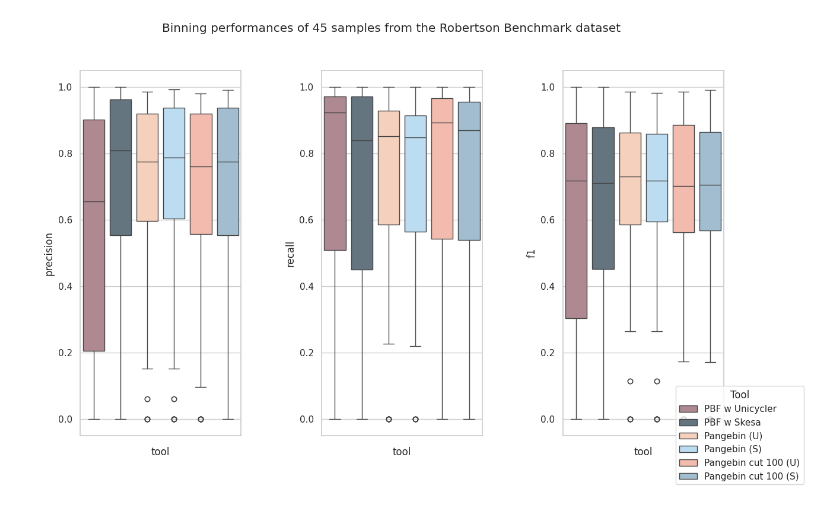
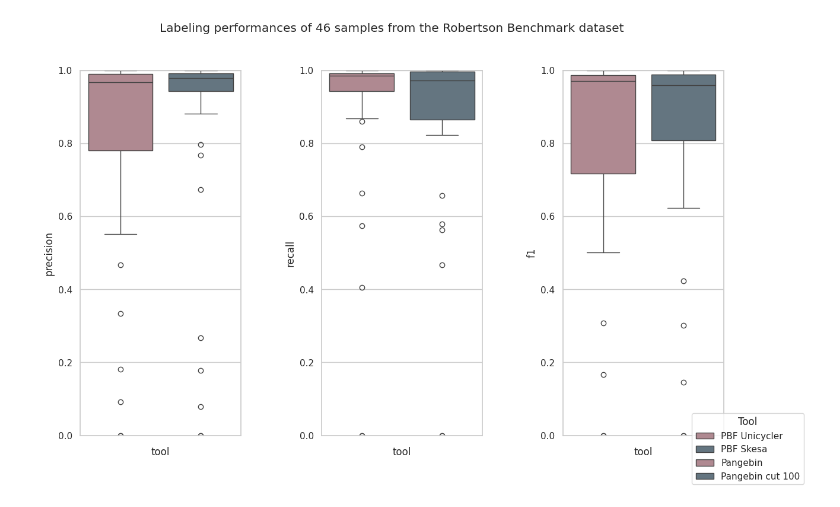
Before and after one commit to msgr0/pangebin, a Jupyter notebook: pangebin-evaluation.ipynb, the cells around one changed output. Drawn from its saved outputs; the diff is of its cells as text; code cells hidden in the pictures.

```diff
--- a/pangebin-evaluation.ipynb
+++ b/pangebin-evaluation.ipynb
@@ -393,10 +432,12 @@ print(eval_string['100.pbf.psm.u'])
 # %%
 header = ["sample", "tool", "precision", "recall", "f1"]
 df_stats_a = pd.DataFrame(columns = header)
-for test in eval_string_stats.keys():
-    for sample in eval_string_stats[test]:
-        for id in sample.keys():
-            df_stats_a = pd.concat([df_stats_a, pd.DataFrame([[id, test, sample[id][0], sample[id][1], sample[id][2]]], columns = header)], ignore_index = True)
+for x in mean_eval_string.keys():
+    try:
+        df_stats_a = pd.concat([df_stats_a, pd.DataFrame([[x, "0.pbf.psm", mean_eval_string_stats[x][0], mean_eval_string_stats[x][1], mean_eval_string_stats[x][2]]], columns = header)], ignore_index = True)
+        df_stats_a = pd.concat([df_stats_a, pd.DataFrame([[x, "100.pbf.psm", mean_eval_string_stats_100[x][0], mean_eval_string_stats_100[x][1], mean_eval_string_stats_100[x][2]]], columns = header)], ignore_index = True)
+    except:
+        pass
 # %%
 # filter out from df_stats if tool != [0.pbf.u, 0.pbf.s, 0.pbf.psm.u, 0.pbf.psm.s]
 df_stats = pd.read_csv("./results.csv", sep="\t", header=0, names=header, index_col=0)
@@ -406,12 +447,9 @@ df_stats = df_stats[df_stats['sample'].isin(common_ids)]
 
 # rename the tools in df_stats
 df_stats['tool'] = df_stats['tool'].replace({'0.pbf.uni': '0.pbf.u', '0.pbf.ske': '0.pbf.s', '0.pbf.panstar.uni': '0.pbf.psm.u', '0.pbf.panstar.uni': '0.pbf.psm.s', '100.pbf.panstar.uni': '100.pbf.psm.u', '100.pbf.panstar.uni': '100.pbf.psm.s'})
-df_stats
-df_stats['tool'].unique()
 
 # filter out from df_stats_a if tool != [0.pbf.u, 0.pbf.s, 0.pbf.psm.u, 0.pbf.psm.s]
-df_stats_a = df_stats_a[df_stats_a['tool'].isin(['0.pbf.psm.u', '0.pbf.psm.s', '100.pbf.psm.u', '100.pbf.psm.s'])]
+df_stats_a = df_stats_a[df_stats_a['tool'].isin(['0.pbf.psm', '100.pbf.psm'])]
 # merge df_stats and df_stats_a
 
 df_stats = pd.concat([df_stats, df_stats_a], ignore_index=True)
-df_stats
@@ -456,50 +533,31 @@ df
 # %%
-# mark box PLOT  using seaborn
 
-
-
+# box plot of the stats files
 sns.set_theme(style="whitegrid")
 # color .s and .u in different colors
+colors = ["#9b59b6", "#3498db", "#95a5a6", "#e74c3c", "#34495e", "#2ecc71"]
 colors = ['#b5838d', '#5F7685',
     '#ffcdb2', '#B3DFFA',
           '#ffb4a2', '#9ABFD6',
           '#e5989b', '#7D9BAD']
 
-colors2 = ['#5F7685', '#b5838d',
-            '#B3DFFA', '#ffcdb2',
-            '#9ABFD6', '#ffb4a2',
-            '#7D9BAD', '#e5989b']
-
-
 sns.set_palette(sns.color_palette(colors))
 
-# plt.figure(figsize=(4, 8))
-
-# sns.boxplot(x="tool", y="precision", data=df, palette=colors)
-# plt.title("Precision distribution")
-# # plt.show()
-
-# plt.figure(figsize=(4, 8))
-# sns.boxplot(x="tool", y="recall", data=df, palette=colors)
-# plt.title("Recall distribution")
-# # plt.show()
-
-# plt.figure(figsize=(4, 8))
-# sns.boxplot(x="tool", y="f1", data=df, palette=colors)
-# plt.title("F1 distribution")
-# plt.show()
 
 # put the 3 plots in the same figure
 fig, axs = plt.subplots(1, 3, figsize=(14, 8))
 # give a title to the fig
-fig.suptitle("Binning performances of 45 samples from the Robertson Benchmark dataset")
+fig.suptitle(f"Labeling performances of {nsamples} samples from the Robertson Benchmark dataset")
 # insert legend
 # legend title
 # rotate the labels of the x axis
 plt.xticks(rotation=90)
+axs[0].set_ylim(0, 1)
+axs[1].set_ylim(0, 1)
+axs[2].set_ylim(0, 1)
 
 plt.subplots_adjust(wspace=0.5)
-sns.boxplot(x="tool", y="precision", data=df, palette=colors, ax=axs[0])
+sns.boxplot(x="tool", y="precision", data=df_stats, palette=colors, ax=axs[0])
 # do not show x labels
 axs[0].set_xticklabels([])
 axs[1].set_xticklabels([])
@@ -510,40 +568,13 @@ axs[2].set_xticklabels([])
 # axs[2].set_xticklabels(axs[0].get_xticklabels(), rotation=90)
 # vertical name of columns
 
-sns.boxplot(x="tool", y="recall", data=df, palette=colors, ax=axs[1])
+sns.boxplot(x="tool", y="recall", data=df_stats, palette=colors, ax=axs[1])
 
-sns.boxplot(x="tool", y="f1", data=df, palette=colors, ax=axs[2])
-fig.legend(title="Tool", labels=["PBF w Unicycler", "PBF w Skesa", "Pangebin (U)" , "Pangebin (S)", "Pangebin cut 100 (U)", "Pangebin cut 100 (S)"], loc="lower right")
+sns.boxplot(x="tool", y="f1", data=df_stats, palette=colors, ax=axs[2])
+fig.legend(title="Tool", labels=["PBF Unicycler", "PBF Skesa", "Pangebin", "Pangebin cut 100"], loc="lower right")
 
-
+plt.savefig(f"boxplot-precision-{test_name}.png")
 plt.show()
-
-# # same with violin plots
-# fig, axs = plt.subplots(1, 3, figsize=(14, 4))
-# fig.suptitle("Binning performances of 45 samples from the Robertson Benchmark dataset")
-
-# plt.subplots_adjust(wspace=0.5)
-
-# sns.violinplot(x="tool", y="precision", data=df, palette=colors, ax=axs[0])
-# axs[0].set_xticklabels(axs[0].get_xticklabels(), rotation=90)
-# axs[1].set_xticklabels(axs[0].get_xticklabels(), rotation=90)
-# axs[2].set_xticklabels(axs[0].get_xticklabels(), rotation=90)
-
-
-# # 0 and 1 are the max and min values of the y axis
-# sns.violinplot(x="tool", y="recall", data=df, palette=colors, ax=axs[1])
-# sns.violinplot(x="tool", y="f1", data=df, palette=colors, ax=axs[2])
-
-
-# axs[0].set_ylim(0, 1)
-# axs[1].set_ylim(0, 1)
-# axs[2].set_ylim(0, 1)
-# fig.legend(title="Tool", loc='lower right',  labels=["PBF w Unicycler", None , None , None ,
-#                                                      "PBF w Skesa", "Pangebin (U)" , "Pangebin (S)", "Pangebin cut 100 (U)", "Pangebin cut 100 (S)"])
-
-
-
-# plt.show()
 # %% [output]
 Passing `palette` without assigning `hue` is deprecated and will be removed in v0.14.0. Assign the `x` variable to `hue` and set `legend=False` for the same effect.
 
@@ -559 +590 @@ Passing `palette` without assigning `hue` is deprecated and will be removed in v
-[figure, old version]
+[figure, new version]
```
Also changed, not shown: parts of 23 cells of this notebook, 12 other files.
